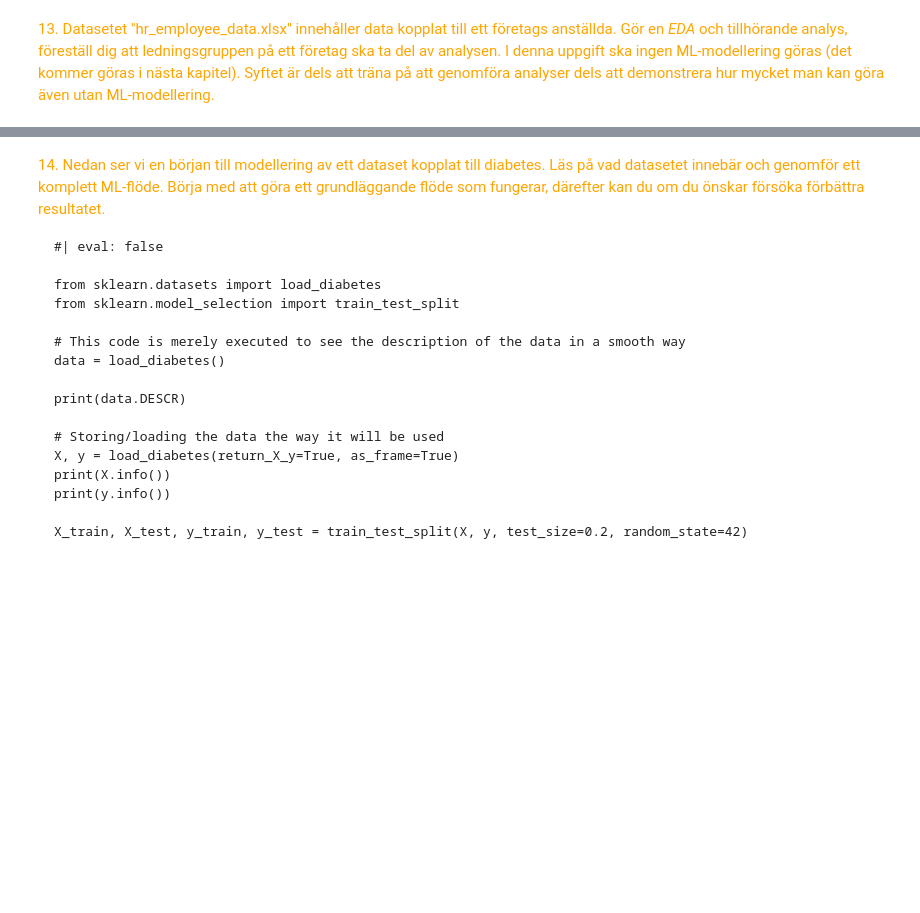
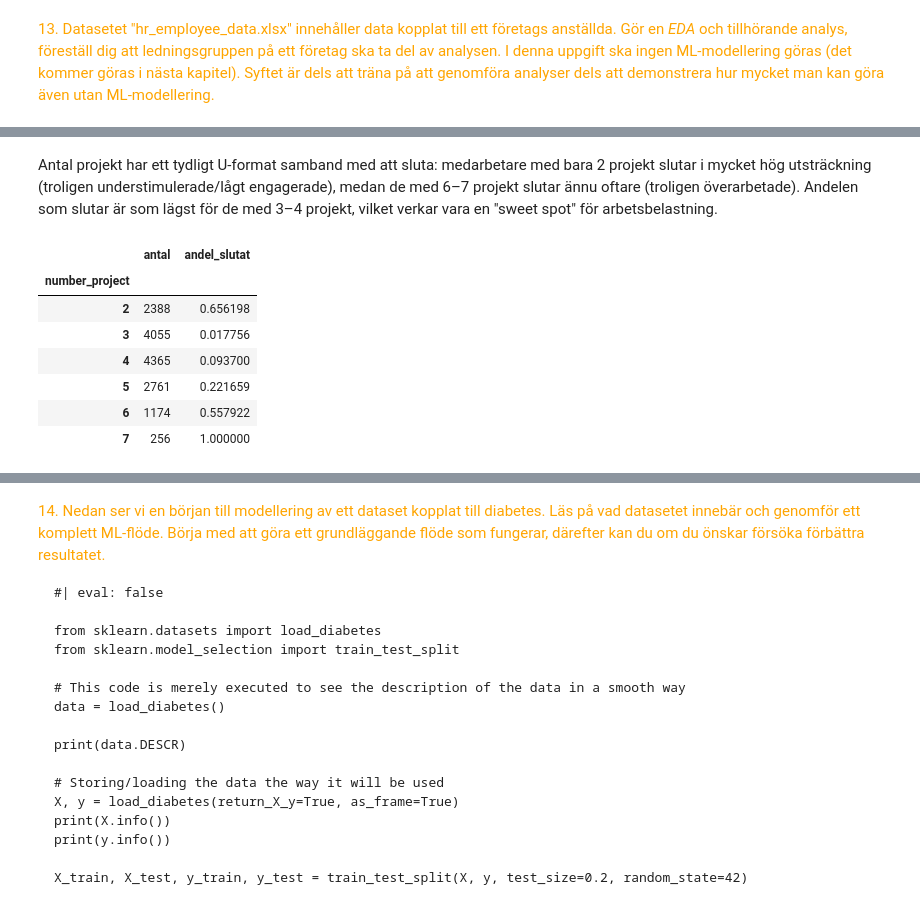
Before and after one commit to Marcusjk9/AI--vningar, a Jupyter notebook: kapitel_3.ipynb, the cells around one changed output, grey strips where cells are left out. Cells and saved outputs as stored; diff of their text form; code cells hidden in the pictures; blank space fills up the shorter version.

```diff
--- a/kapitel_3.ipynb
+++ b/kapitel_3.ipynb
@@ -74,0 +265,13 @@ b) Ridge regression är en regulariserad varit av linjära regressionsmodeller.
+# %% [markdown]
+Antal projekt har ett tydligt U-format samband med att sluta: medarbetare med bara 2 projekt slutar i mycket hög utsträckning (troligen understimulerade/lågt engagerade), medan de med 6–7 projekt slutar ännu oftare (troligen överarbetade). Andelen som slutar är som lägst för de med 3–4 projekt, vilket verkar vara en "sweet spot" för arbetsbelastning.
+# %%
+df.groupby('number_project')['left'].agg(antal='size', andel_slutat='mean')
+# %% [output]
+|  | antal | andel_slutat |
+| number_project |  |  |
+| 2 | 2388 | 0.656198 |
+| 3 | 4055 | 0.017756 |
+| 4 | 4365 | 0.093700 |
+| 5 | 2761 | 0.221659 |
+| 6 | 1174 | 0.557922 |
+| 7 | 256 | 1.000000 |
```
Also changed, not shown: parts of 23 cells of this notebook.
